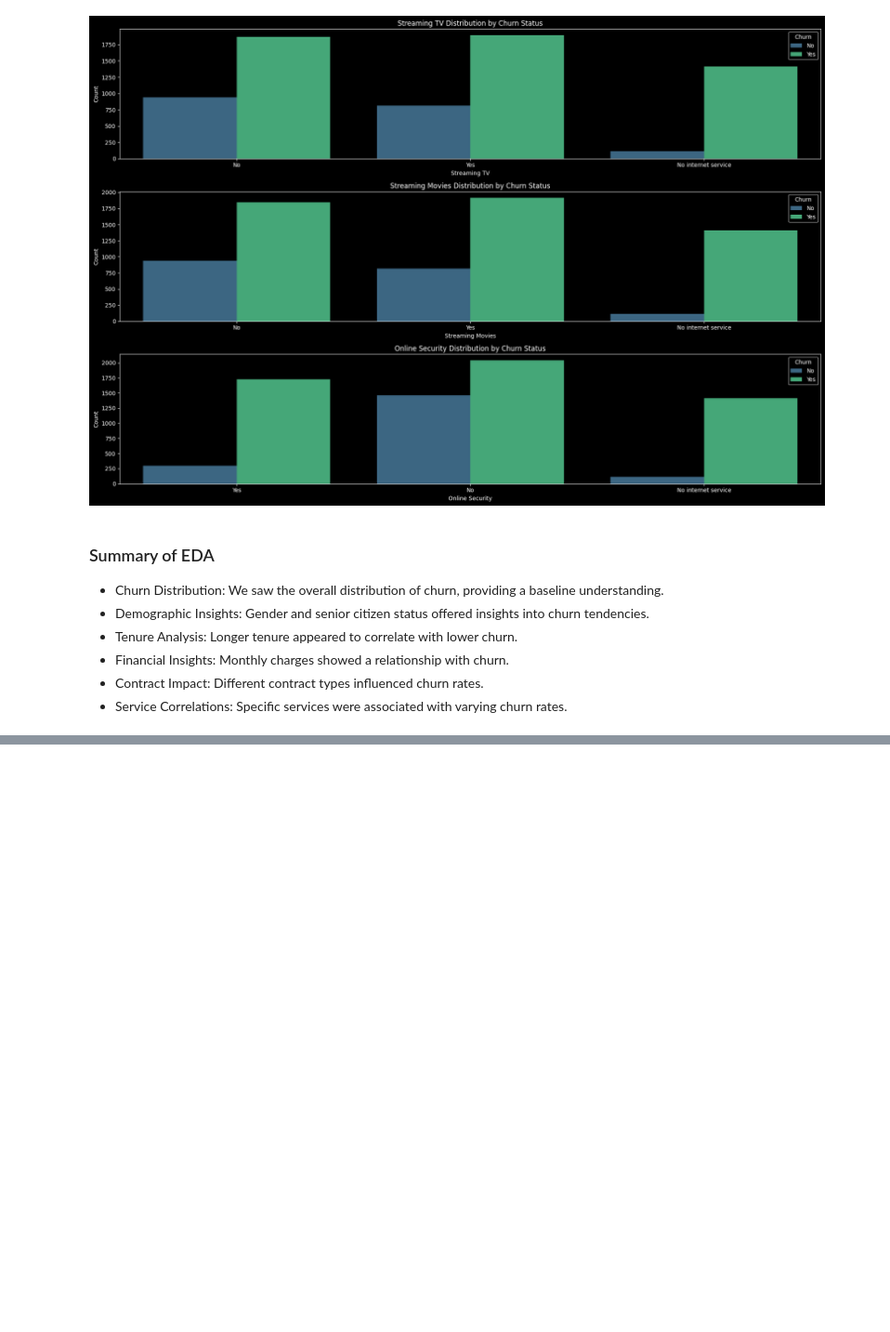
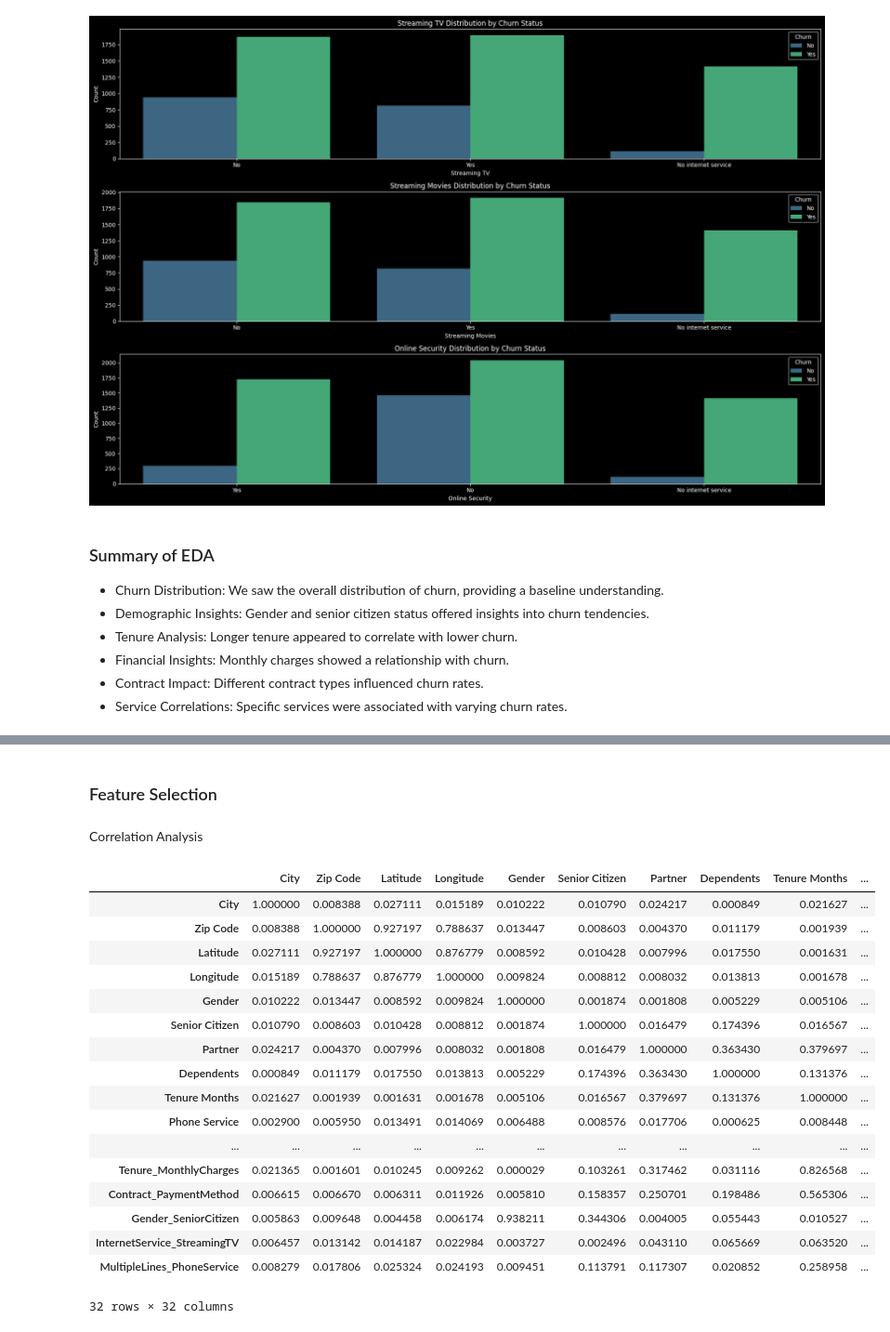
Before and after one commit to Shuchismita2000/customer-churn-prediction, a Jupyter notebook: eda.ipynb, the cells around one changed output, grey strips where cells are left out. Shown at 93% size. Drawn from its saved outputs; the diff is of its cells as text; code cells hidden in the pictures; blank space fills up the shorter version.

```diff
--- a/eda.ipynb
+++ b/eda.ipynb
@@ -383,3 +398,8 @@ categorical_columns = [col for col in categorical_columns if col not in columns_
+# %%
+categorical_columns = ['City', 'Zip Code', 'Gender', 'Senior Citizen', 'Partner', 'Dependents', 'Phone Service', 'Multiple Lines',
+                        'Internet Service', 'Online Security', 'Online Backup', 'Device Protection', 'Tech Support',
+                        'Streaming TV', 'Streaming Movies', 'Contract', 'Paperless Billing', 'Payment Method', 'Churn Reason', 'Churn Label',
+                        'Contract_PaymentMethod', 'Gender_SeniorCitizen', 'InternetService_StreamingTV','MultipleLines_PhoneService']
 # %%
 # Step 2: Use label encoding to encode the categorical columns
 from sklearn.preprocessing import LabelEncoder
@@ -391,0 +428,39 @@ for col in categorical_columns:
+# %%
+from sklearn.preprocessing import StandardScaler
+
+numerical_features = ['Tenure Months', 'Monthly Charges', 'Total Charges', 'Tenure_MonthlyCharges']
+scaler = StandardScaler()
+df[numerical_features] = scaler.fit_transform(df[numerical_features])
+# %% [markdown]
+### Feature Selection
+# %%
+df.drop(['CustomerID','Count'], axis=1,inplace=True)
+# %%
+X = df.drop('Churn Label', axis=1)
+y = df['Churn Label']
+# %% [markdown]
+Correlation Analysis
+# %%
+
+# Calculate the correlation matrix
+corr_matrix = X.corr().abs()
+corr_matrix
+# %% [output]
+|  | City | Zip Code | Latitude | Longitude | Gender | Senior Citizen | Partner | Dependents | Tenure Months | ... |
+| City | 1.000000 | 0.008388 | 0.027111 | 0.015189 | 0.010222 | 0.010790 | 0.024217 | 0.000849 | 0.021627 | ... |
+| Zip Code | 0.008388 | 1.000000 | 0.927197 | 0.788637 | 0.013447 | 0.008603 | 0.004370 | 0.011179 | 0.001939 | ... |
+| Latitude | 0.027111 | 0.927197 | 1.000000 | 0.876779 | 0.008592 | 0.010428 | 0.007996 | 0.017550 | 0.001631 | ... |
+| Longitude | 0.015189 | 0.788637 | 0.876779 | 1.000000 | 0.009824 | 0.008812 | 0.008032 | 0.013813 | 0.001678 | ... |
+| Gender | 0.010222 | 0.013447 | 0.008592 | 0.009824 | 1.000000 | 0.001874 | 0.001808 | 0.005229 | 0.005106 | ... |
+| Senior Citizen | 0.010790 | 0.008603 | 0.010428 | 0.008812 | 0.001874 | 1.000000 | 0.016479 | 0.174396 | 0.016567 | ... |
+| Partner | 0.024217 | 0.004370 | 0.007996 | 0.008032 | 0.001808 | 0.016479 | 1.000000 | 0.363430 | 0.379697 | ... |
+| Dependents | 0.000849 | 0.011179 | 0.017550 | 0.013813 | 0.005229 | 0.174396 | 0.363430 | 1.000000 | 0.131376 | ... |
+| Tenure Months | 0.021627 | 0.001939 | 0.001631 | 0.001678 | 0.005106 | 0.016567 | 0.379697 | 0.131376 | 1.000000 | ... |
+| Phone Service | 0.002900 | 0.005950 | 0.013491 | 0.014069 | 0.006488 | 0.008576 | 0.017706 | 0.000625 | 0.008448 | ... |
+| ... | ... | ... | ... | ... | ... | ... | ... | ... | ... | ... |
+| Tenure_MonthlyCharges | 0.021365 | 0.001601 | 0.010245 | 0.009262 | 0.000029 | 0.103261 | 0.317462 | 0.031116 | 0.826568 | ... |
+| Contract_PaymentMethod | 0.006615 | 0.006670 | 0.006311 | 0.011926 | 0.005810 | 0.158357 | 0.250701 | 0.198486 | 0.565306 | ... |
+| Gender_SeniorCitizen | 0.005863 | 0.009648 | 0.004458 | 0.006174 | 0.938211 | 0.344306 | 0.004005 | 0.055443 | 0.010527 | ... |
+| InternetService_StreamingTV | 0.006457 | 0.013142 | 0.014187 | 0.022984 | 0.003727 | 0.002496 | 0.043110 | 0.065669 | 0.063520 | ... |
+| MultipleLines_PhoneService | 0.008279 | 0.017806 | 0.025324 | 0.024193 | 0.009451 | 0.113791 | 0.117307 | 0.020852 | 0.258958 | ... |
+32 rows × 32 columns
```
Also changed, not shown: parts of 33 cells of this notebook.
